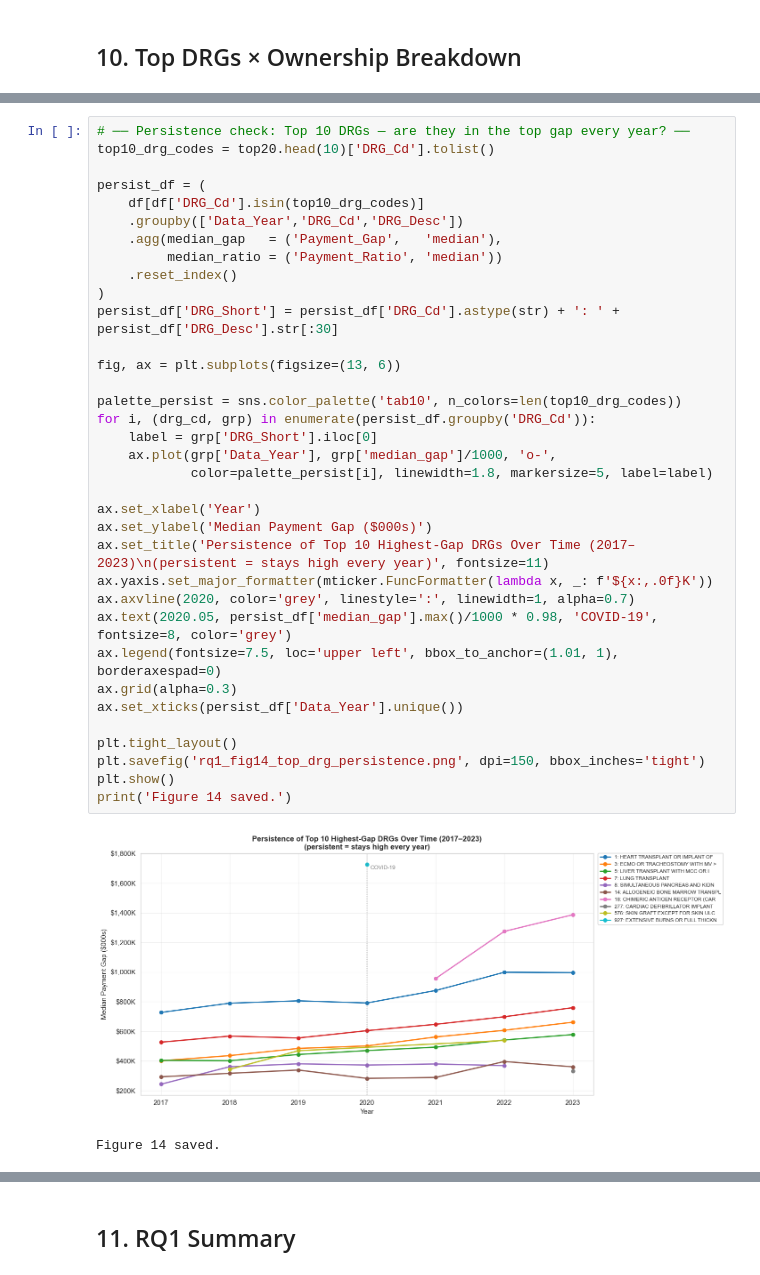
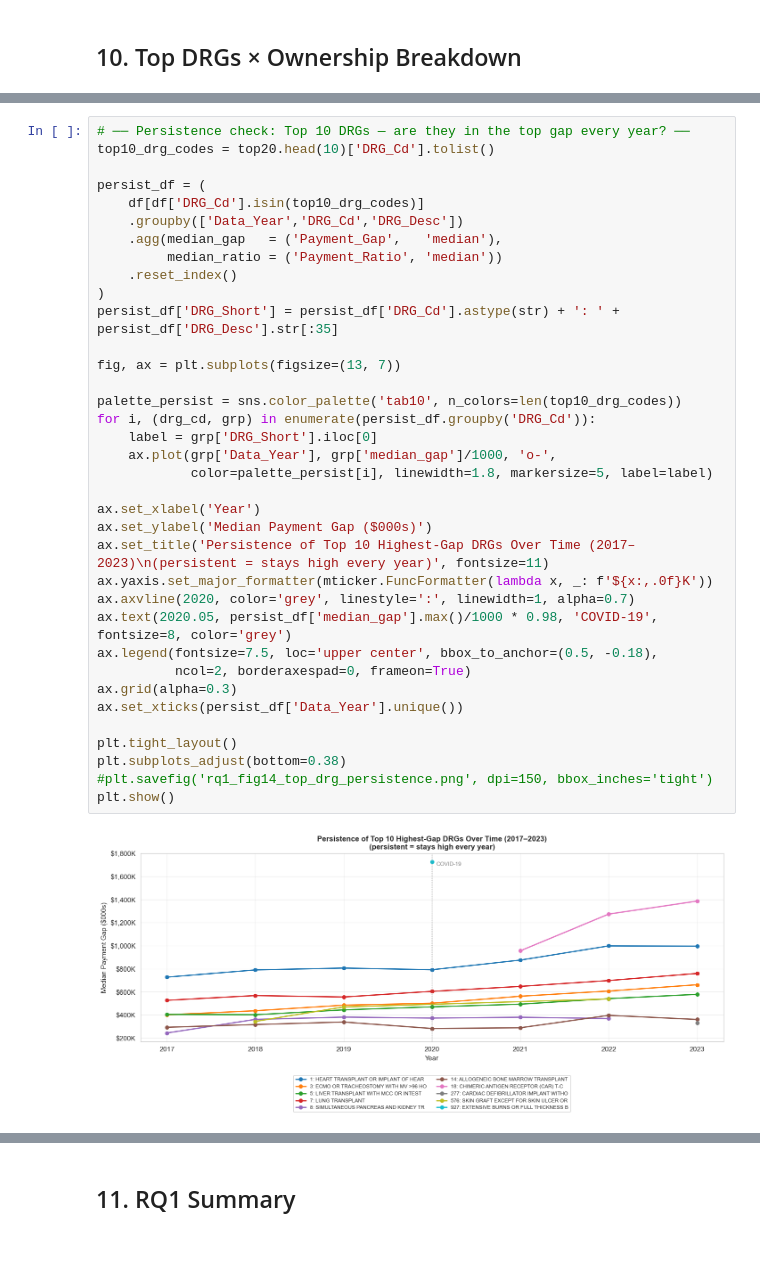
Before and after one commit to AlphonsaSruthi/MedicareDataAnalysis, a Jupyter notebook: Scripts/02_03_EDA_RQ1.ipynb, the cells around one changed output, grey strips where cells are left out. Cells and saved outputs as stored; diff of their text form; blank space fills up the shorter version.

```diff
--- a/Scripts/02_03_EDA_RQ1.ipynb
+++ b/Scripts/02_03_EDA_RQ1.ipynb
@@ -993,37 +1155,37 @@ Figure 13 saved.
 # ── Persistence check: Top 10 DRGs — are they in the top gap every year? ──
 top10_drg_codes = top20.head(10)['DRG_Cd'].tolist()
 
 persist_df = (
     df[df['DRG_Cd'].isin(top10_drg_codes)]
     .groupby(['Data_Year','DRG_Cd','DRG_Desc'])
     .agg(median_gap   = ('Payment_Gap',   'median'),
          median_ratio = ('Payment_Ratio', 'median'))
     .reset_index()
 )
-persist_df['DRG_Short'] = persist_df['DRG_Cd'].astype(str) + ': ' + persist_df['DRG_Desc'].str[:30]
+persist_df['DRG_Short'] = persist_df['DRG_Cd'].astype(str) + ': ' + persist_df['DRG_Desc'].str[:35]
 
-fig, ax = plt.subplots(figsize=(13, 6))
+fig, ax = plt.subplots(figsize=(13, 7))
 
 palette_persist = sns.color_palette('tab10', n_colors=len(top10_drg_codes))
 for i, (drg_cd, grp) in enumerate(persist_df.groupby('DRG_Cd')):
     label = grp['DRG_Short'].iloc[0]
     ax.plot(grp['Data_Year'], grp['median_gap']/1000, 'o-',
             color=palette_persist[i], linewidth=1.8, markersize=5, label=label)
 
 ax.set_xlabel('Year')
 ax.set_ylabel('Median Payment Gap ($000s)')
 ax.set_title('Persistence of Top 10 Highest-Gap DRGs Over Time (2017–2023)\n(persistent = stays high every year)', fontsize=11)
 ax.yaxis.set_major_formatter(mticker.FuncFormatter(lambda x, _: f'${x:,.0f}K'))
 ax.axvline(2020, color='grey', linestyle=':', linewidth=1, alpha=0.7)
 ax.text(2020.05, persist_df['median_gap'].max()/1000 * 0.98, 'COVID-19', fontsize=8, color='grey')
-ax.legend(fontsize=7.5, loc='upper left', bbox_to_anchor=(1.01, 1), borderaxespad=0)
+ax.legend(fontsize=7.5, loc='upper center', bbox_to_anchor=(0.5, -0.18),
+          ncol=2, borderaxespad=0, frameon=True)
 ax.grid(alpha=0.3)
 ax.set_xticks(persist_df['Data_Year'].unique())
 
 plt.tight_layout()
-plt.savefig('rq1_fig14_top_drg_persistence.png', dpi=150, bbox_inches='tight')
+plt.subplots_adjust(bottom=0.38)
+#plt.savefig('rq1_fig14_top_drg_persistence.png', dpi=150, bbox_inches='tight')
 plt.show()
-print('Figure 14 saved.')
 # %% [output]
-[figure, old version]
+[figure, new version]
-Figure 14 saved.
```
Also changed, not shown: parts of 18 cells of this notebook, 3 other files.
